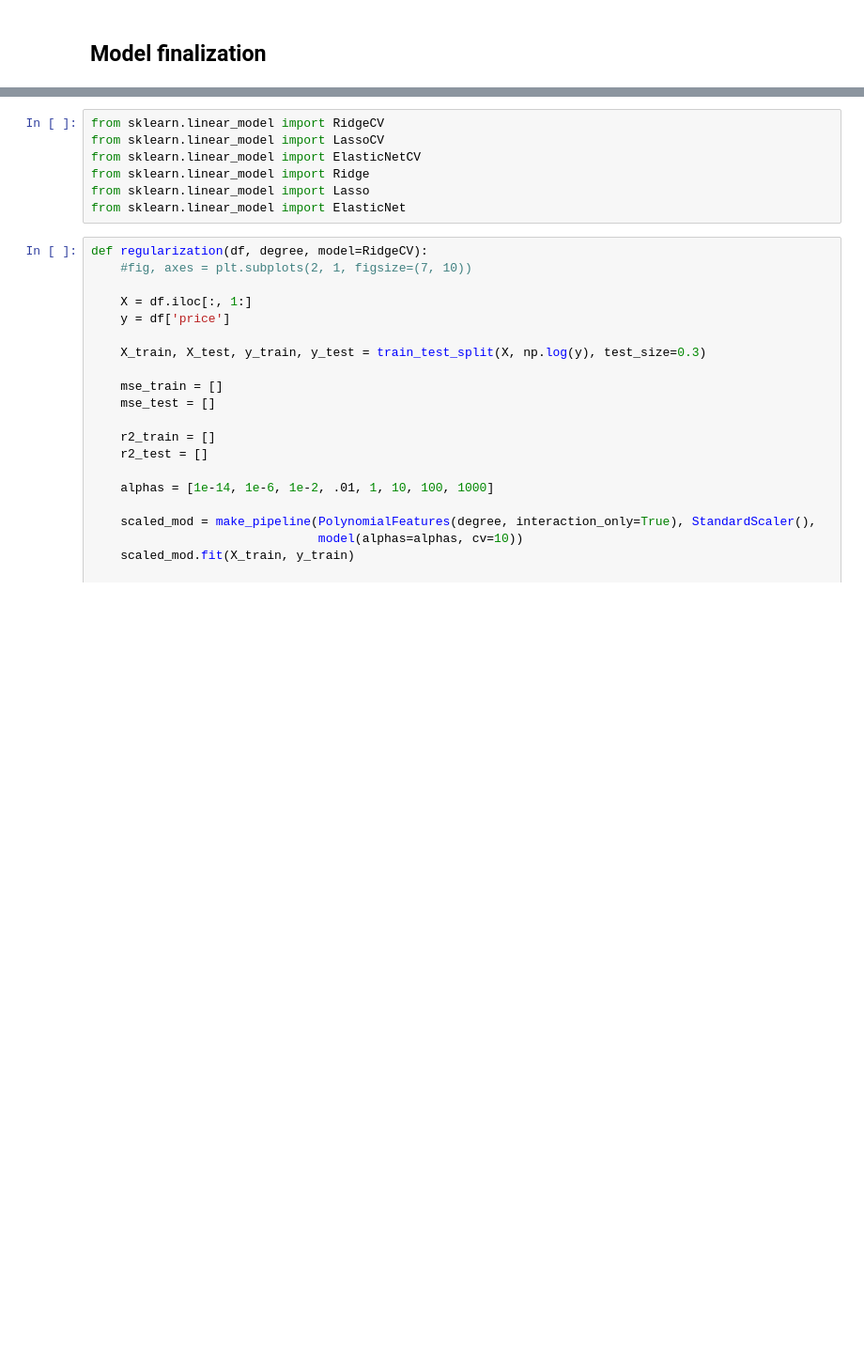
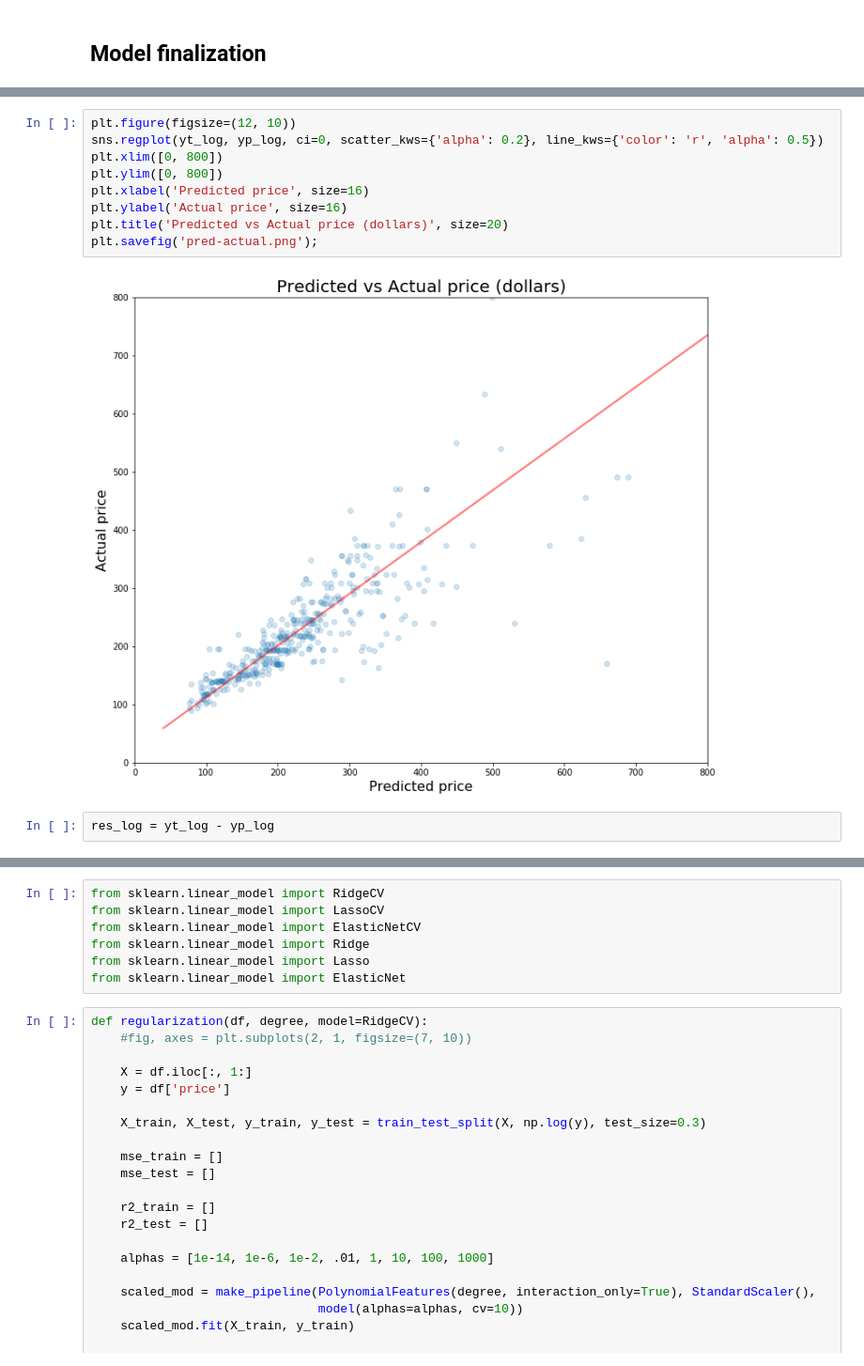
Before and after one commit to luketibbott/Desktop-linear-regression, a Jupyter notebook: model-newegg.ipynb, the cells around one changed output, grey strips where cells are left out. Shown: that part at 94% size. Cells and saved outputs as stored; diff of their text form; blank space fills up the shorter version.

```diff
--- a/model-newegg.ipynb
+++ b/model-newegg.ipynb
@@ -409,0 +266,13 @@ np.mean(te_mse)
+# %%
+plt.figure(figsize=(12, 10))
+sns.regplot(yt_log, yp_log, ci=0, scatter_kws={'alpha': 0.2}, line_kws={'color': 'r', 'alpha': 0.5})
+plt.xlim([0, 800])
+plt.ylim([0, 800])
+plt.xlabel('Predicted price', size=16)
+plt.ylabel('Actual price', size=16)
+plt.title('Predicted vs Actual price (dollars)', size=20)
+plt.savefig('pred-actual.png');
+# %% [output]
+[figure, added]
+# %%
+res_log = yt_log - yp_log
```
Also changed, not shown: parts of 91 cells of this notebook.
